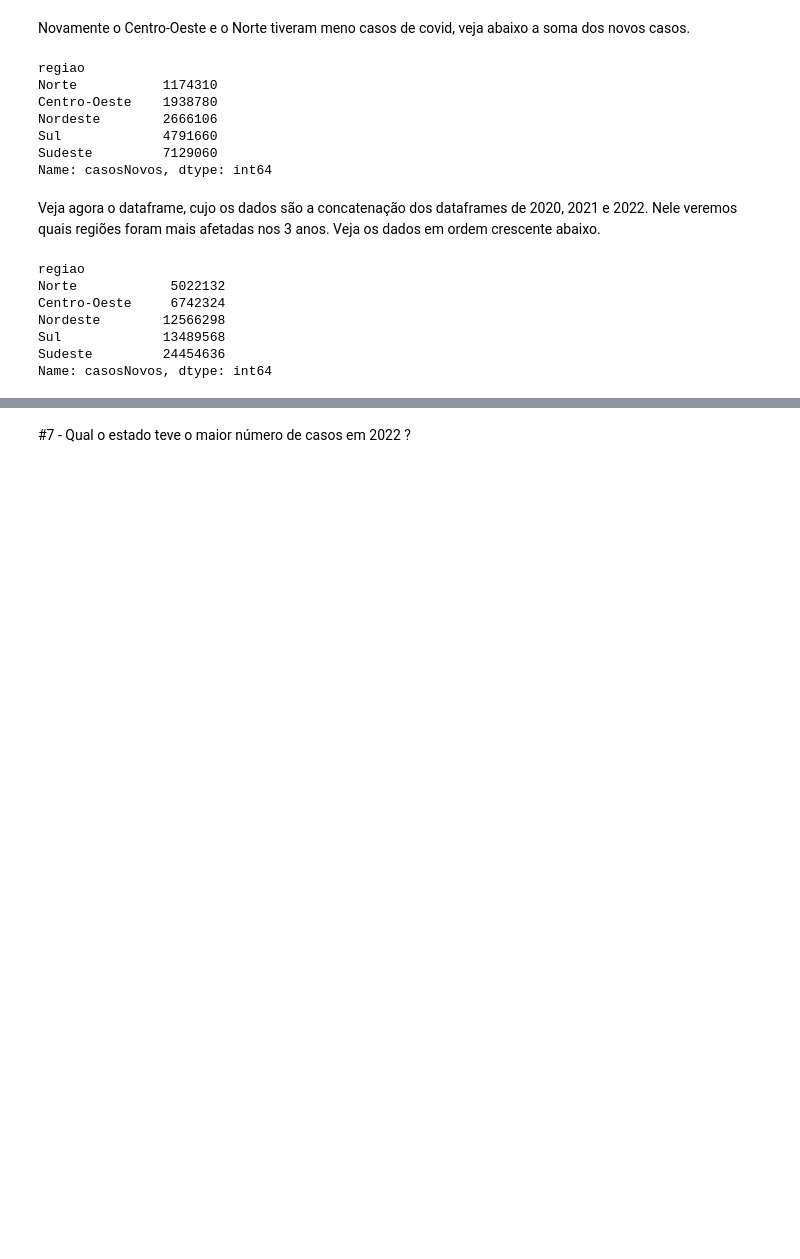
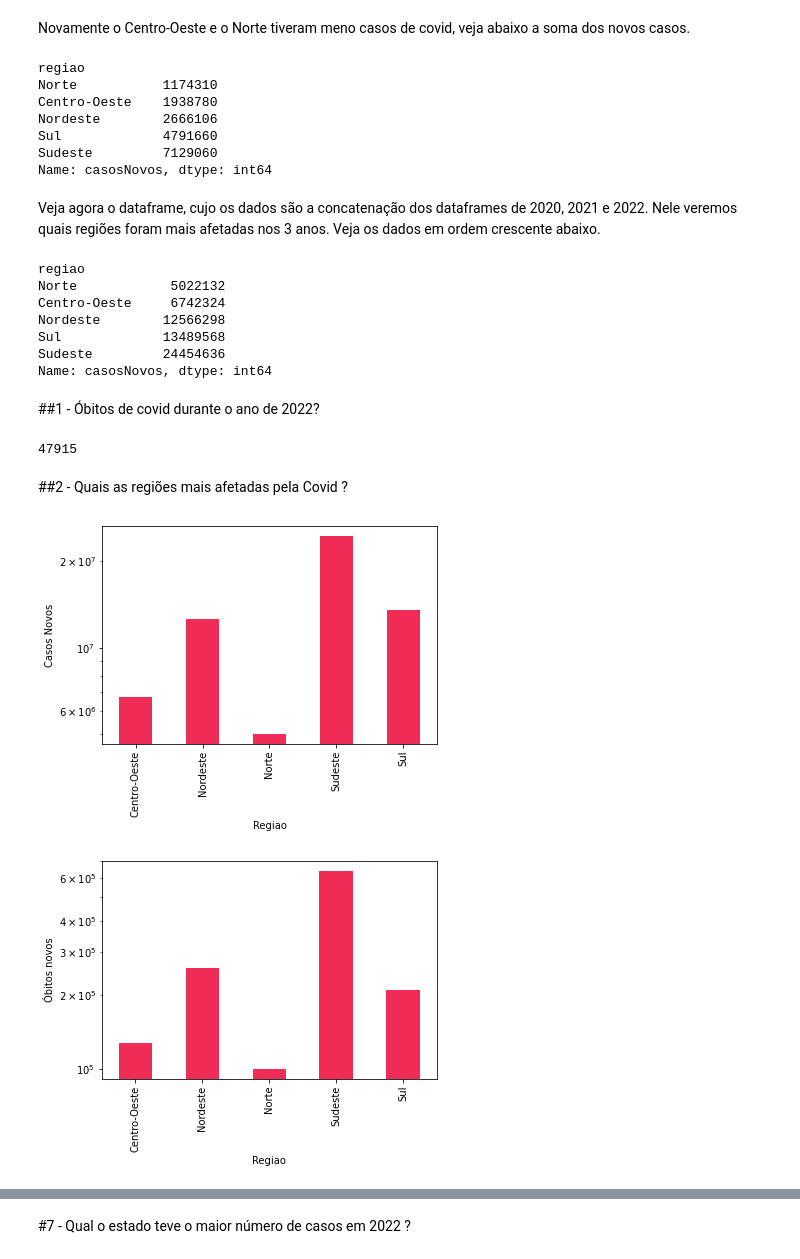
Before and after one commit to GabriellMiranda/TP-Dados-Analise-de-dados-de-covid, a Jupyter notebook: Trabalho_de_Dados.ipynb, the cells around one changed output, grey strips where cells are left out. Drawn from its saved outputs; the diff is of its cells as text; code cells hidden in the pictures; blank space fills up the shorter version.

```diff
--- a/Trabalho_de_Dados.ipynb
+++ b/Trabalho_de_Dados.ipynb
@@ -651,3 +651,30 @@ Nordeste        12566298
 Sul             13489568
 Sudeste         24454636
 Name: casosNovos, dtype: int64
+# %% [markdown]
+##1 - Óbitos de covid durante o ano de 2022?
+# %%
+DadosBrasil2022['obitosNovos'].sum()
+# %% [output]
+47915
+# %% [markdown]
+##2 - Quais as regiões mais afetadas pela Covid ?
+# %%
+# Pegando o gráfico para analisar os casos novos em cada região
+GroupState1 = RegioesBrasilFull.groupby('regiao')
+GroupState1.sum()['casosNovos'].plot(kind='bar', color='#EF2D56')
+plt.xlabel('Regiao')
+plt.ylabel('Casos Novos')
+plt.yscale('log')
+plt.show()
+# Pegando o gráfico para analisar os óbitos novos em cada região
+print('\n')
+GroupState1 = RegioesBrasilFull.groupby('regiao')
+GroupState1.sum()['obitosNovos'].plot(kind='bar', color='#EF2D56')
+plt.xlabel('Regiao')
+plt.ylabel('Óbitos novos')
+plt.yscale('log')
+plt.show()
+# %% [output]
+[figure, added]
+[figure, added]
```
Also changed, not shown: parts of 9 cells of this notebook.
